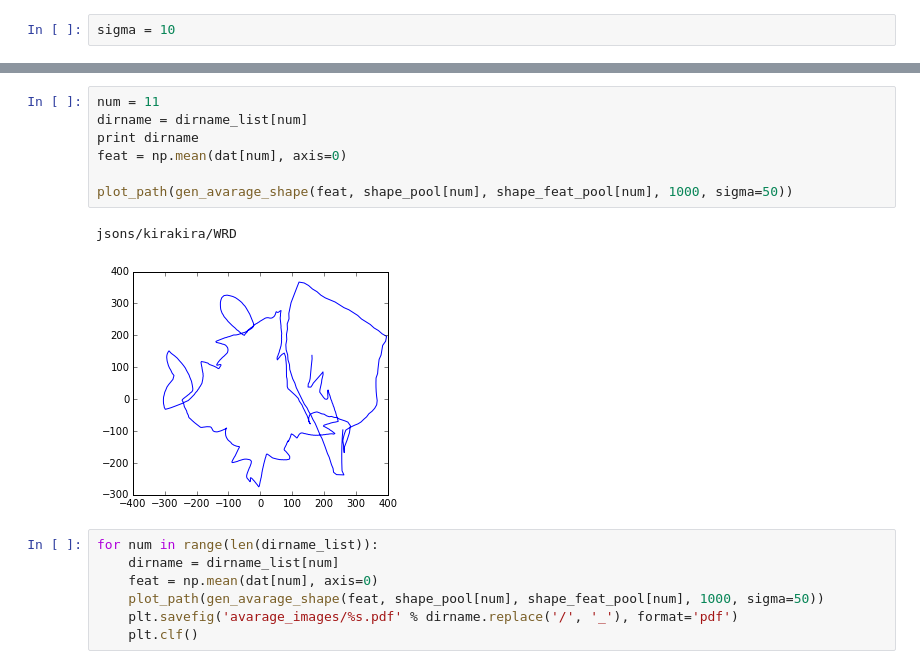
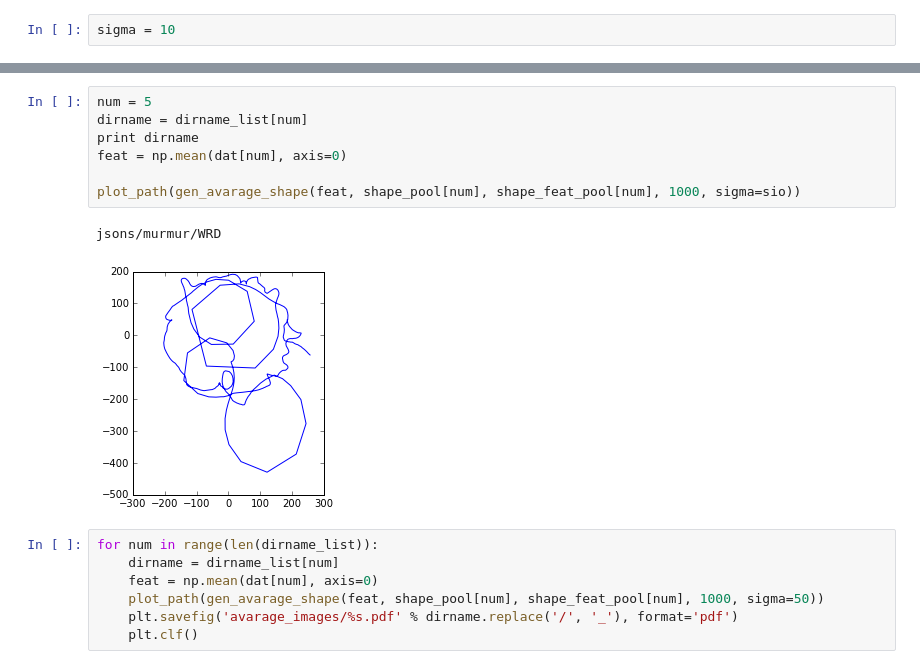
Before and after one commit to smurakami/figure-scanner, a Jupyter notebook: avarage_pool.ipynb, the cells around one changed output, grey strips where cells are left out. Saved outputs shown, nothing was run; the diff lists cells and outputs as text.

```diff
--- a/avarage_pool.ipynb
+++ b/avarage_pool.ipynb
@@ -167,13 +174,13 @@ sigma = 10
 # %%
-num = 11
+num = 5
 dirname = dirname_list[num]
 print dirname
 feat = np.mean(dat[num], axis=0)
 
-plot_path(gen_avarage_shape(feat, shape_pool[num], shape_feat_pool[num], 1000, sigma=50))
+plot_path(gen_avarage_shape(feat, shape_pool[num], shape_feat_pool[num], 1000, sigma=sio))
 # %% [output]
-jsons/kirakira/WRD
+jsons/murmur/WRD
-[figure, old version]
+[figure, new version]
 # %%
 for num in range(len(dirname_list)):
     dirname = dirname_list[num]
```
Also changed, not shown: parts of 1 cell of this notebook.
